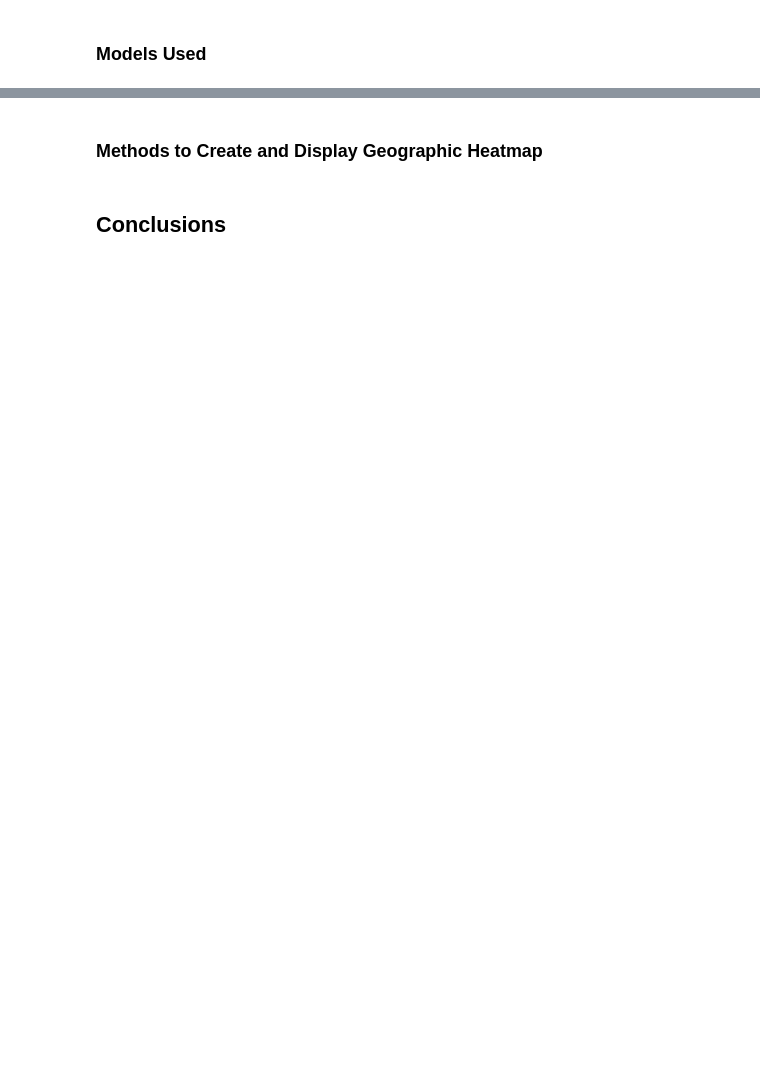
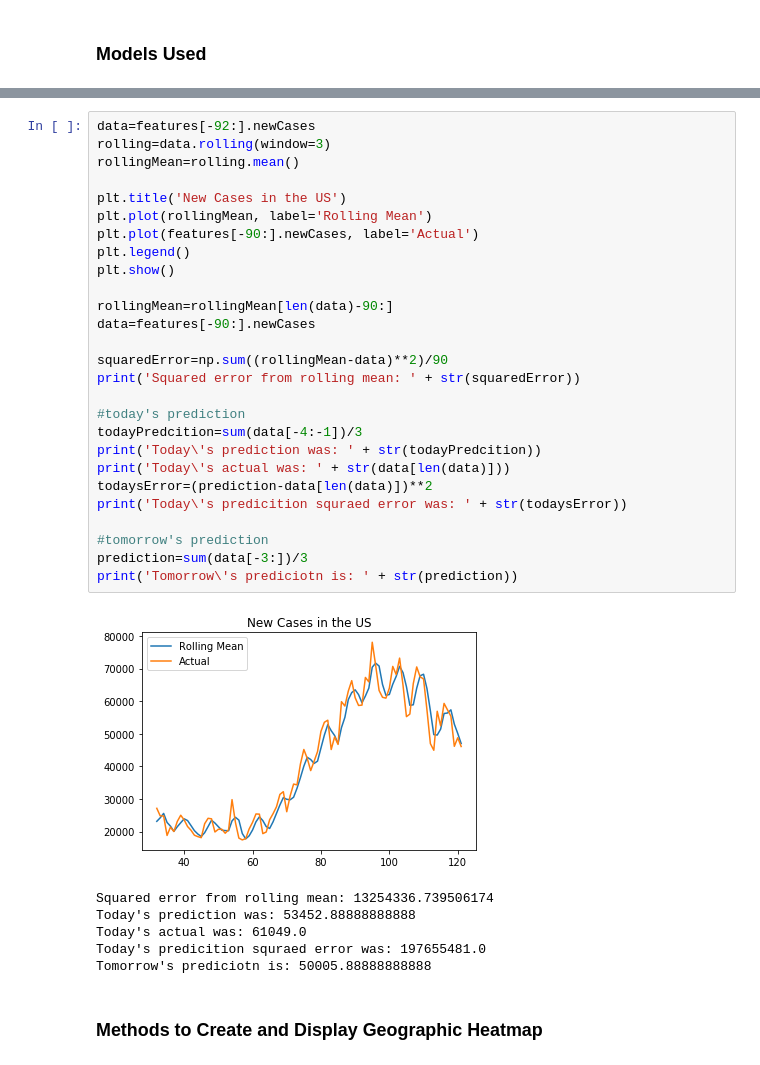
Before and after one commit to kleiaLaRoe/projects, a Jupyter notebook: python/patternRecognition/COVID19/COVID19Data.ipynb, the cells around one changed output, grey strips where cells are left out. Drawn from its saved outputs; the diff is of its cells as text; blank space fills up the shorter version.

```diff
--- a/python/patternRecognition/COVID19/COVID19Data.ipynb
+++ b/python/patternRecognition/COVID19/COVID19Data.ipynb
@@ -758,4 +775,36 @@ print(features[-5:])
+# %%
+data=features[-92:].newCases
+rolling=data.rolling(window=3)
+rollingMean=rolling.mean()
+
+plt.title('New Cases in the US')
+plt.plot(rollingMean, label='Rolling Mean')
+plt.plot(features[-90:].newCases, label='Actual')
+plt.legend()
+plt.show()
+
+rollingMean=rollingMean[len(data)-90:]
+data=features[-90:].newCases
+
+squaredError=np.sum((rollingMean-data)**2)/90
+print('Squared error from rolling mean: ' + str(squaredError))
+
+#today's prediction
+todayPredcition=sum(data[-4:-1])/3
+print('Today\'s prediction was: ' + str(todayPredcition))
+print('Today\'s actual was: ' + str(data[len(data)]))
+todaysError=(prediction-data[len(data)])**2
+print('Today\'s predicition squraed error was: ' + str(todaysError))
+
+#tomorrow's prediction
+prediction=sum(data[-3:])/3
+print('Tomorrow\'s prediciotn is: ' + str(prediction))
+# %% [output]
+[figure, added]
+Squared error from rolling mean: 13254336.739506174
+Today's prediction was: 53452.88888888888
+Today's actual was: 61049.0
+Today's predicition squraed error was: 197655481.0
+Tomorrow's prediciotn is: 50005.88888888888
 # %% [markdown]
 <h3>Methods to Create and Display Geographic Heatmap</h3>
-# %% [markdown]
-<h2>Conclusions</h2>
```
Also changed, not shown: parts of 23 cells of this notebook.
